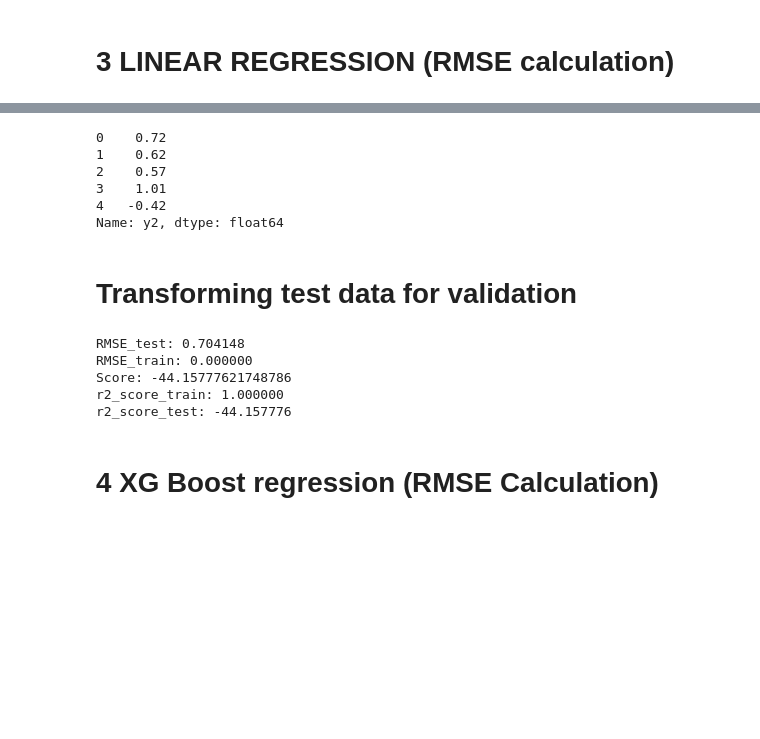
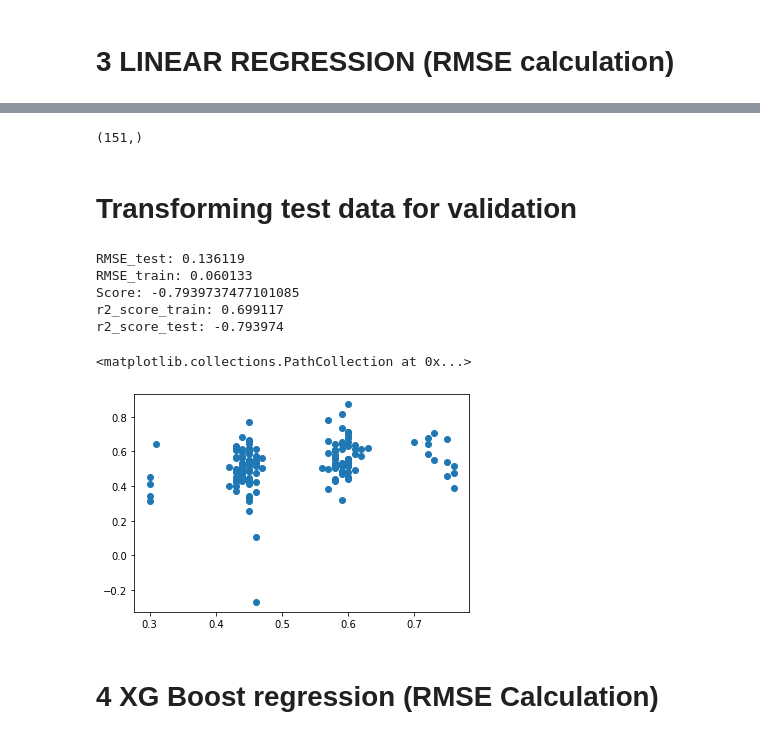
Before and after one commit to gkondayya/Hackathon, a Jupyter notebook: Hackathon_2_v1.ipynb, the cells around one changed output, grey strips where cells are left out. Drawn from its saved outputs; the diff is of its cells as text; code cells hidden in the pictures; blank space fills up the shorter version.

```diff
--- a/Hackathon_2_v1.ipynb
+++ b/Hackathon_2_v1.ipynb
@@ -75,0 +61,10 @@ Length: 387, dtype: int64
+# %%
+df2.isnull().sum()
+
+max = df2['y2'].quantile(0.98)
+min = df2['y2'].quantile(0.02)
+
+df3 = df2[(df2['y2']<max) &(df2['y2']>min) ]
+#df6 = remove_price_outliers(df5)
+df3.head()
+print('max,min', min,max)
@@ -77,7 +74,7 @@ Length: 387, dtype: int64
 # 3 LINEAR REGRESSION (RMSE calculation)
 # %%
 
-X=df2.drop('y2', axis='columns')
+X=df3.drop('y2', axis='columns')
 X = X.drop('Id', axis='columns')
-X.head()
+X.shape
 # %% [output]
@@ -91,60 +82,67 @@ X.head()
-# %%
-y = df2.y2
-y.shape
-y.head()
-# %% [output]
-0    0.72
-1    0.62
-2    0.57
-3    1.01
-4   -0.42
-Name: y2, dtype: float64
+# %%
+y = df3.y2
+
+#ytrain = y[0:700]
+#ytest = y[700:794]
+#ytest.shape
+
+#y_test = y.loc[700:793]
 # %%
 from sklearn.model_selection import train_test_split
 X_train,X_test,y_train,y_test=train_test_split(X,y,test_size=0.2, random_state=1000)
 
-#y_outliers = df4.drop(['neighbourhood_group'],axis='columns').price
-#X_outliers = df4.drop(['neighbourhood_group'],axis='columns')
+#Xtrain = X.loc[0:699]
+#Xtest = X.loc[700:793]
+
+
+
+
+
+X_test.shape
+y_test.shape
+# %% [output]
+(151,)
 # %% [markdown]
 # Transforming test data for validation
 # %%
 from sklearn.linear_model import LinearRegression
 from sklearn.metrics import accuracy_score
 from sklearn.metrics import mean_squared_error
 
 from sklearn.metrics import r2_score
 
 sklr = LinearRegression(normalize=False)
-lm = sklr.fit(X_train,y_train)
-
+sklr.fit(X_train,y_train)
 
 score = sklr.score(X_test,y_test)
-
 
 preds_test = sklr.predict(X_test)
 preds_train = sklr.predict(X_train)
 
 
 
 rmse_test = np.sqrt(mean_squared_error(y_test, preds_test))
 rmse_train = np.sqrt(mean_squared_error(y_train, preds_train))
 
 print("RMSE_test: %f" % (rmse_test))
 print("RMSE_train: %f" % (rmse_train))
 
 print ('Score:', score)
 
 r2_score_train = r2_score(y_train, preds_train)
 r2_score_test = r2_score(y_test, preds_test)
 
 print("r2_score_train: %f" % (r2_score_train))
 print("r2_score_test: %f" % (r2_score_test))
+plt.scatter(y_test, preds_test)
 # %% [output]
-RMSE_test: 0.704148
-RMSE_train: 0.000000
-Score: -44.15777621748786
-r2_score_train: 1.000000
-r2_score_test: -44.157776
+RMSE_test: 0.136119
+RMSE_train: 0.060133
+Score: -0.7939737477101085
+r2_score_train: 0.699117
+r2_score_test: -0.793974
+<matplotlib.collections.PathCollection at 0x...>
+[figure, added]
 # %% [markdown]
  # 4 XG Boost regression (RMSE Calculation)
 # %%
```
Also changed, not shown: parts of 8 cells of this notebook.
